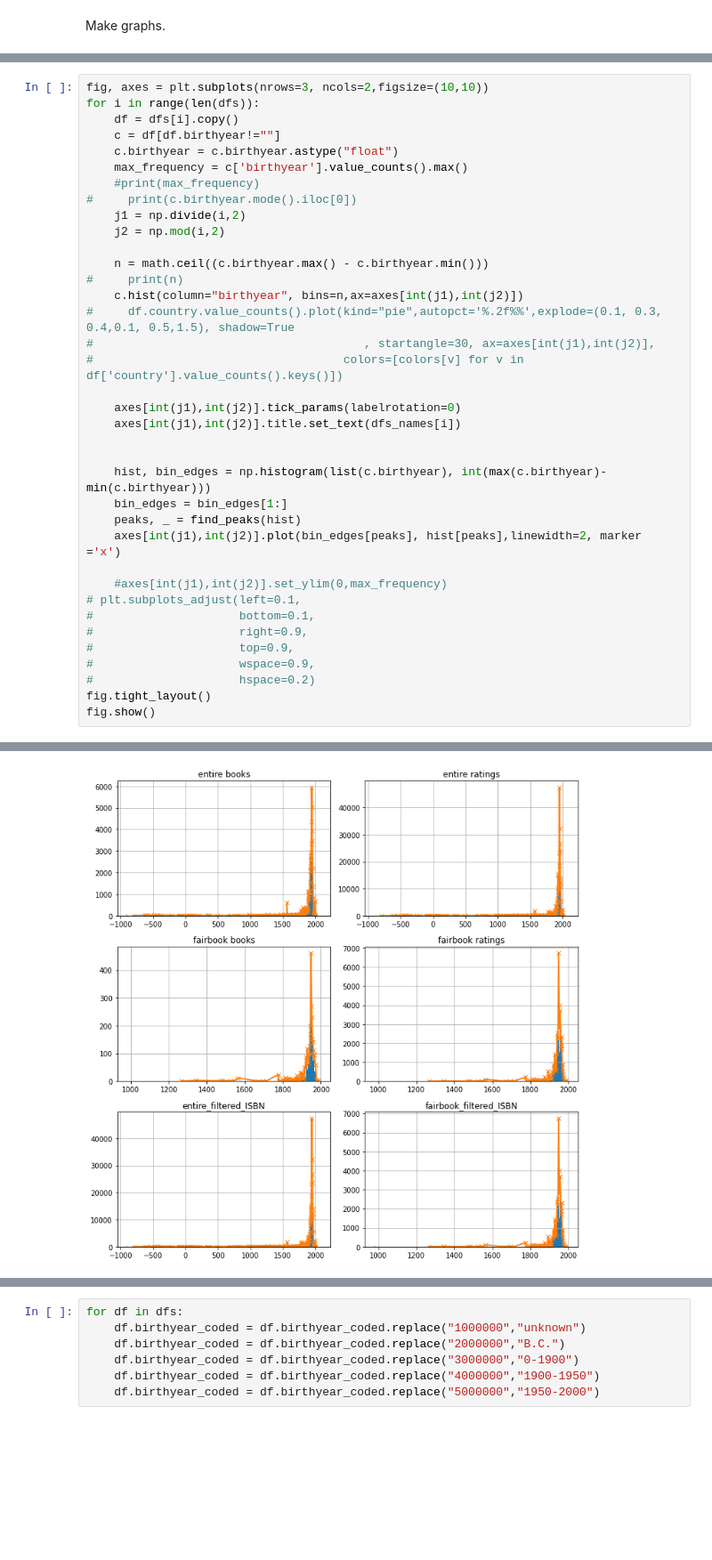
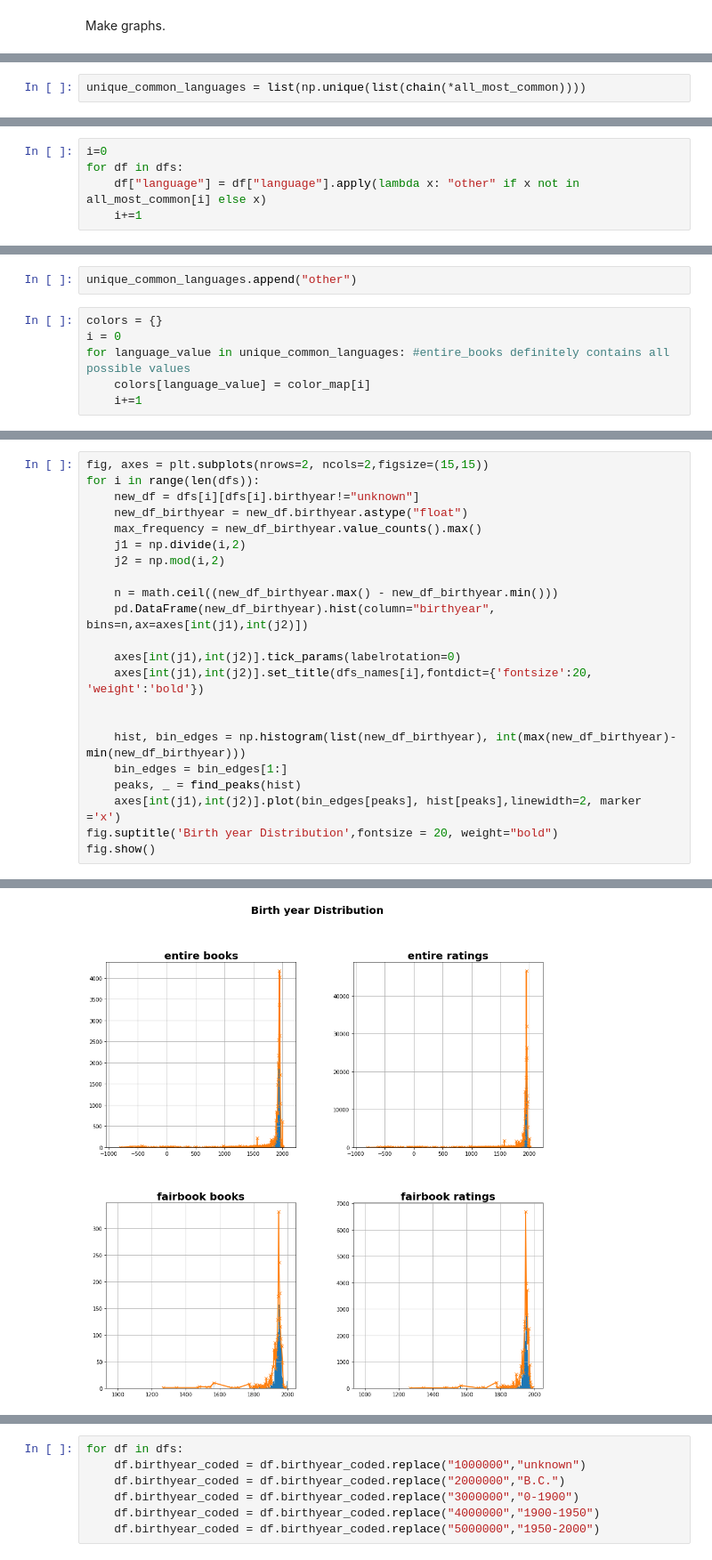
Before and after one commit to SavvinaDaniil/EnrichBookCrossing, a Jupyter notebook: B. Data Analysis.ipynb, the cells around one changed output, grey strips where cells are left out. Shown at 89% size. Saved outputs shown, nothing was run; the diff lists cells and outputs as text; blank space fills up the shorter version.

```diff
--- a/B. Data Analysis.ipynb
+++ b/B. Data Analysis.ipynb
@@ -249,0 +293,2 @@ most_common_5 = [x[0] for x in Counter(fairbook_ratings.country).most_common()[:
+# %%
+unique_common_languages = list(np.unique(list(chain(*all_most_common))))
@@ -249,0 +307,5 @@ most_common_5 = [x[0] for x in Counter(fairbook_ratings.country).most_common()[:
+# %%
+i=0
+for df in dfs:
+    df["language"] = df["language"].apply(lambda x: "other" if x not in all_most_common[i] else x)
+    i+=1
@@ -249,0 +314,8 @@ most_common_5 = [x[0] for x in Counter(fairbook_ratings.country).most_common()[:
+# %%
+unique_common_languages.append("other")
+# %%
+colors = {}
+i = 0
+for language_value in unique_common_languages: #entire_books definitely contains all possible values
+    colors[language_value] = color_map[i]
+    i+=1
@@ -299,38 +386,23 @@ See the caveats in the documentation: https://pandas.pydata.org/pandas-docs/stab
 # %%
-fig, axes = plt.subplots(nrows=3, ncols=2,figsize=(10,10))
+fig, axes = plt.subplots(nrows=2, ncols=2,figsize=(15,15))
 for i in range(len(dfs)):
-    df = dfs[i].copy()
-    c = df[df.birthyear!=""]
-    c.birthyear = c.birthyear.astype("float")
-    max_frequency = c['birthyear'].value_counts().max()
-    #print(max_frequency)
-#     print(c.birthyear.mode().iloc[0])
+    new_df = dfs[i][dfs[i].birthyear!="unknown"]
+    new_df_birthyear = new_df.birthyear.astype("float")
+    max_frequency = new_df_birthyear.value_counts().max()
     j1 = np.divide(i,2)
     j2 = np.mod(i,2)
 
-    n = math.ceil((c.birthyear.max() - c.birthyear.min()))
-#     print(n)
-    c.hist(column="birthyear", bins=n,ax=axes[int(j1),int(j2)])
-#     df.country.value_counts().plot(kind="pie",autopct='%.2f%%',explode=(0.1, 0.3, 0.4,0.1, 0.5,1.5), shadow=True
-#                                       , startangle=30, ax=axes[int(j1),int(j2)],
-#                                    colors=[colors[v] for v in df['country'].value_counts().keys()])
+    n = math.ceil((new_df_birthyear.max() - new_df_birthyear.min()))
+    pd.DataFrame(new_df_birthyear).hist(column="birthyear", bins=n,ax=axes[int(j1),int(j2)])
 
     axes[int(j1),int(j2)].tick_params(labelrotation=0)
-    axes[int(j1),int(j2)].title.set_text(dfs_names[i])
+    axes[int(j1),int(j2)].set_title(dfs_names[i],fontdict={'fontsize':20, 'weight':'bold'})
 
 
-    hist, bin_edges = np.histogram(list(c.birthyear), int(max(c.birthyear)-min(c.birthyear)))
+    hist, bin_edges = np.histogram(list(new_df_birthyear), int(max(new_df_birthyear)-min(new_df_birthyear)))
     bin_edges = bin_edges[1:]
     peaks, _ = find_peaks(hist)
     axes[int(j1),int(j2)].plot(bin_edges[peaks], hist[peaks],linewidth=2, marker ='x')
-
-    #axes[int(j1),int(j2)].set_ylim(0,max_frequency)
-# plt.subplots_adjust(left=0.1,
-#                     bottom=0.1,
-#                     right=0.9,
-#                     top=0.9,
-#                     wspace=0.9,
-#                     hspace=0.2)
-fig.tight_layout()
+fig.suptitle('Birth year Distribution',fontsize = 20, weight="bold")
 fig.show()
 # %% [output]
@@ -354 +409 @@ See the caveats in the documentation: https://pandas.pydata.org/pandas-docs/stab
-[figure, old version]
+[figure, new version]
```
Also changed, not shown: parts of 77 cells of this notebook.
